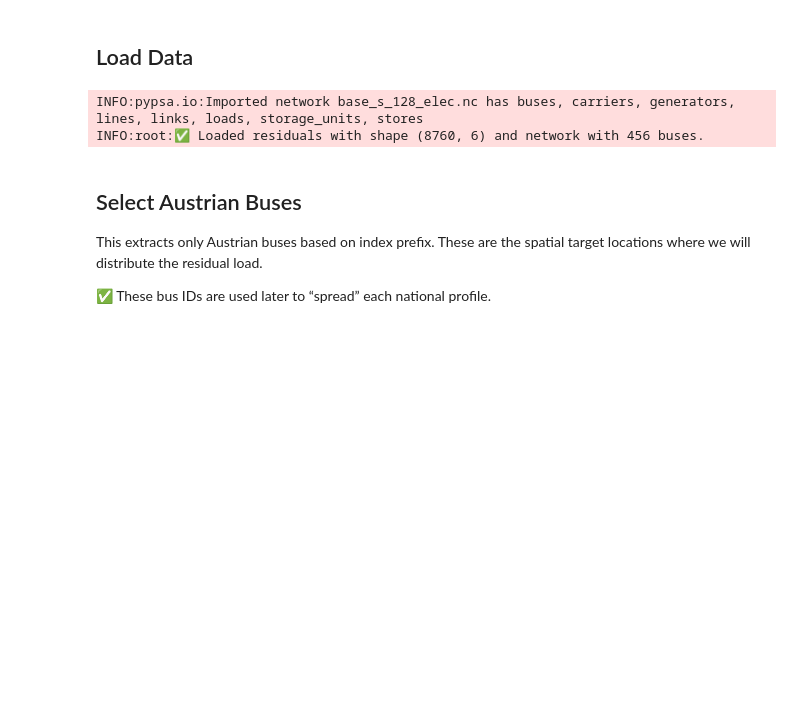
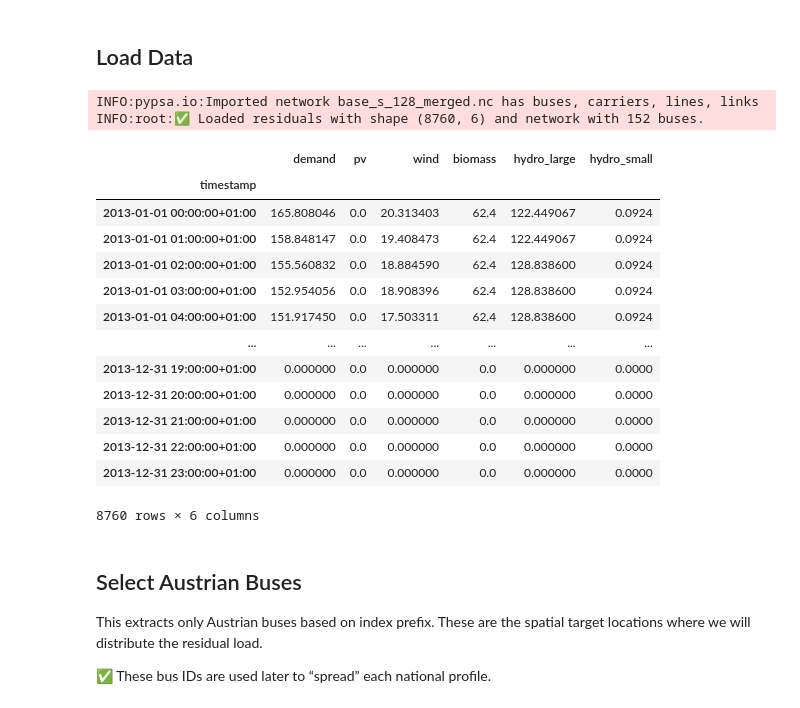
Before and after one commit to bjoernellens1/pypsa-eur-evt, a Jupyter notebook: rules/MA/notebooks/map_residual_to_buses.py.ipynb, the cells around one changed output. Cells and saved outputs as stored; diff of their text form; code cells hidden in the pictures; blank space fills up the shorter version.

```diff
--- a/rules/MA/notebooks/map_residual_to_buses.py.ipynb
+++ b/rules/MA/notebooks/map_residual_to_buses.py.ipynb
@@ -23,7 +23,7 @@ try:
     config = snakemake.params.config
 except NameError:
     import yaml
-    with open("config/MA/config.128_wAT_entsoe_MA.yaml") as f:
+    with open("../../../config/MA/config.128_wAT_entsoe_MA.yaml") as f:
         full_config = yaml.safe_load(f)
     scenario_cfg = full_config["scenario"]
     residual_cfg = full_config["austria"]["residual_loads"]
@@ -43,9 +43,9 @@ try:
     network_path = Path(snakemake.input["network"])
     output_path = Path(snakemake.output[0])
 except NameError:
-    residual_path = Path(f"residual/{scenario}/residual_inputs.parquet")
-    network_path = Path(f"resources/networks/base_s_{cluster}_merged.nc")
-    output_path = Path(f"residual/{scenario}/mapped_residual_inputs.parquet")
+    residual_path = Path(f"../../../residual/{scenario}/residual_inputs.parquet")
+    network_path = Path(f"../../../resources/networks/base_s_{cluster}_merged.nc")
+    output_path = Path(f"../../../residual/{scenario}/mapped_residual_inputs.parquet")
 # %% [markdown]
 ## Load Data
 # %%
@@ -54,8 +54,25 @@ network = pypsa.Network(network_path)
 
 logging.info(f"✅ Loaded residuals with shape {residual_df.shape} and network with {len(network.buses)} buses.")
 # %% [output]
-INFO:pypsa.io:Imported network base_s_128_elec.nc has buses, carriers, generators, lines, links, loads, storage_units, stores
-INFO:root:✅ Loaded residuals with shape (8760, 6) and network with 456 buses.
+INFO:pypsa.io:Imported network base_s_128_merged.nc has buses, carriers, lines, links
+INFO:root:✅ Loaded residuals with shape (8760, 6) and network with 152 buses.
+# %%
+residual_df
+# %% [output]
+|  | demand | pv | wind | biomass | hydro_large | hydro_small |
+| timestamp |  |  |  |  |  |  |
+| 2013-01-01 00:00:00+01:00 | 165.808046 | 0.0 | 20.313403 | 62.4 | 122.449067 | 0.0924 |
+| 2013-01-01 01:00:00+01:00 | 158.848147 | 0.0 | 19.408473 | 62.4 | 122.449067 | 0.0924 |
+| 2013-01-01 02:00:00+01:00 | 155.560832 | 0.0 | 18.884590 | 62.4 | 128.838600 | 0.0924 |
+| 2013-01-01 03:00:00+01:00 | 152.954056 | 0.0 | 18.908396 | 62.4 | 128.838600 | 0.0924 |
+| 2013-01-01 04:00:00+01:00 | 151.917450 | 0.0 | 17.503311 | 62.4 | 128.838600 | 0.0924 |
+| ... | ... | ... | ... | ... | ... | ... |
+| 2013-12-31 19:00:00+01:00 | 0.000000 | 0.0 | 0.000000 | 0.0 | 0.000000 | 0.0000 |
+| 2013-12-31 20:00:00+01:00 | 0.000000 | 0.0 | 0.000000 | 0.0 | 0.000000 | 0.0000 |
+| 2013-12-31 21:00:00+01:00 | 0.000000 | 0.0 | 0.000000 | 0.0 | 0.000000 | 0.0000 |
+| 2013-12-31 22:00:00+01:00 | 0.000000 | 0.0 | 0.000000 | 0.0 | 0.000000 | 0.0000 |
+| 2013-12-31 23:00:00+01:00 | 0.000000 | 0.0 | 0.000000 | 0.0 | 0.000000 | 0.0000 |
+8760 rows × 6 columns
 # %% [markdown]
 ## Select Austrian Buses
 
```
Also changed, not shown: parts of 2 cells of this notebook, 4 other files.
